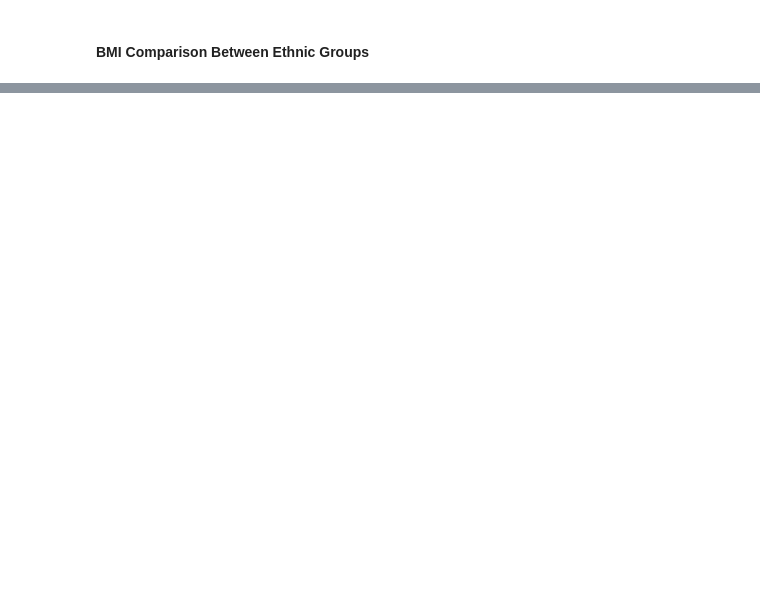
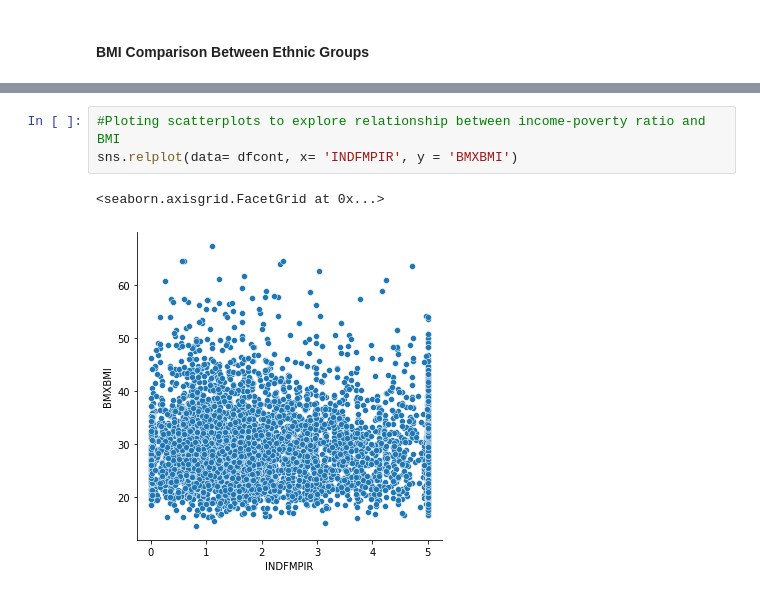
Before and after one commit to meRveet/pythonprojects, a Jupyter notebook: nhanesanalysis/Project_One_NHANES.ipynb, the cells around one changed output, grey strips where cells are left out. Drawn from its saved outputs; the diff is of its cells as text; blank space fills up the shorter version.

```diff
--- a/nhanesanalysis/Project_One_NHANES.ipynb
+++ b/nhanesanalysis/Project_One_NHANES.ipynb
@@ -296,0 +216,6 @@ Name: BMXBMI, Length: 393, dtype: int64
+# %%
+#Ploting scatterplots to explore relationship between income-poverty ratio and BMI
+sns.relplot(data= dfcont, x= 'INDFMPIR', y = 'BMXBMI')
+# %% [output]
+<seaborn.axisgrid.FacetGrid at 0x...>
+[figure, added]
```
Also changed, not shown: parts of 18 cells of this notebook.
